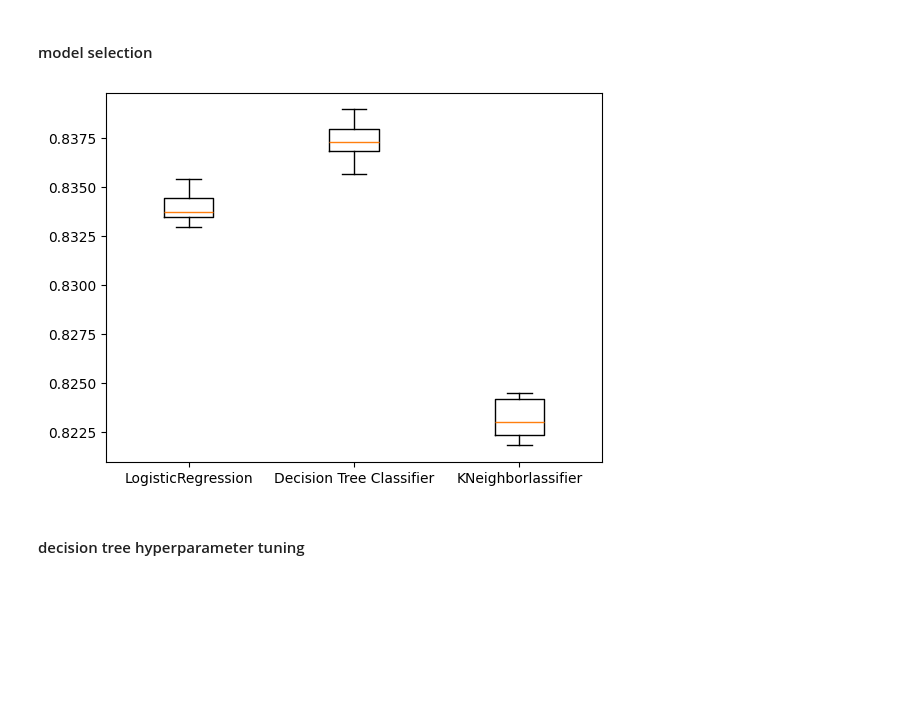
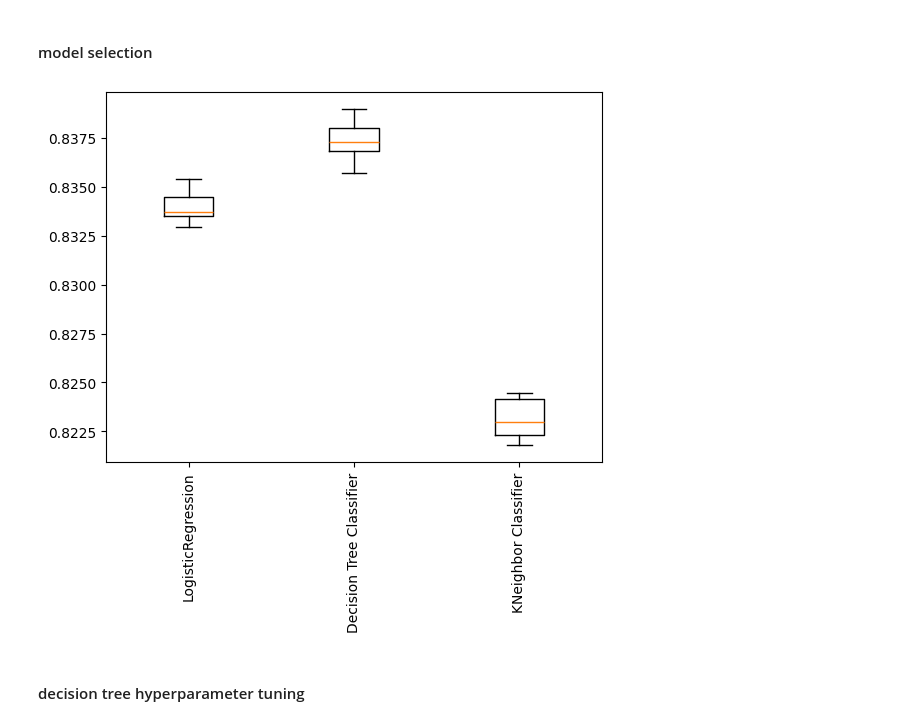
Before and after one commit to EshanJayasundara/ML-WorkFlows, a Jupyter notebook: learning_from_imbalanced_insurance_data/learning_from_imbalanced_insurance_data.ipynb, the cells around one changed output. Saved outputs shown, nothing was run; the diff lists cells and outputs as text; code cells hidden in the pictures; blank space fills up the shorter version.

```diff
--- a/learning_from_imbalanced_insurance_data/learning_from_imbalanced_insurance_data.ipynb
+++ b/learning_from_imbalanced_insurance_data/learning_from_imbalanced_insurance_data.ipynb
@@ -251,7 +251,7 @@ X_test_scaled = stdscl.transform(X_test)
 # %%
 models = {"LogisticRegression": LogisticRegression(),
           "Decision Tree Classifier": DecisionTreeClassifier(),
-          "KNeighborlassifier": KNeighborsClassifier()}
+          "KNeighbor Classifier": KNeighborsClassifier(),}
 
 results = []
 
@@ -264,12 +264,13 @@ for model in models.values():
 
   # Append the results
   results.append(cv_scores)
-
-# Create a box plot of the results
-plt.boxplot(results, labels=models.keys())
-plt.show()
-# %% [output]
-[figure, removed]
+# %%
+# Create a box plot of the results
+plt.boxplot(results, labels=models.keys())
+plt.xticks(rotation=90)
+plt.show()
+# %% [output]
+[figure, added]
 # %% [markdown]
 #### decision tree hyperparameter tuning
 # %%
```
Also changed, not shown: parts of 6 cells of this notebook, 2 other files.
